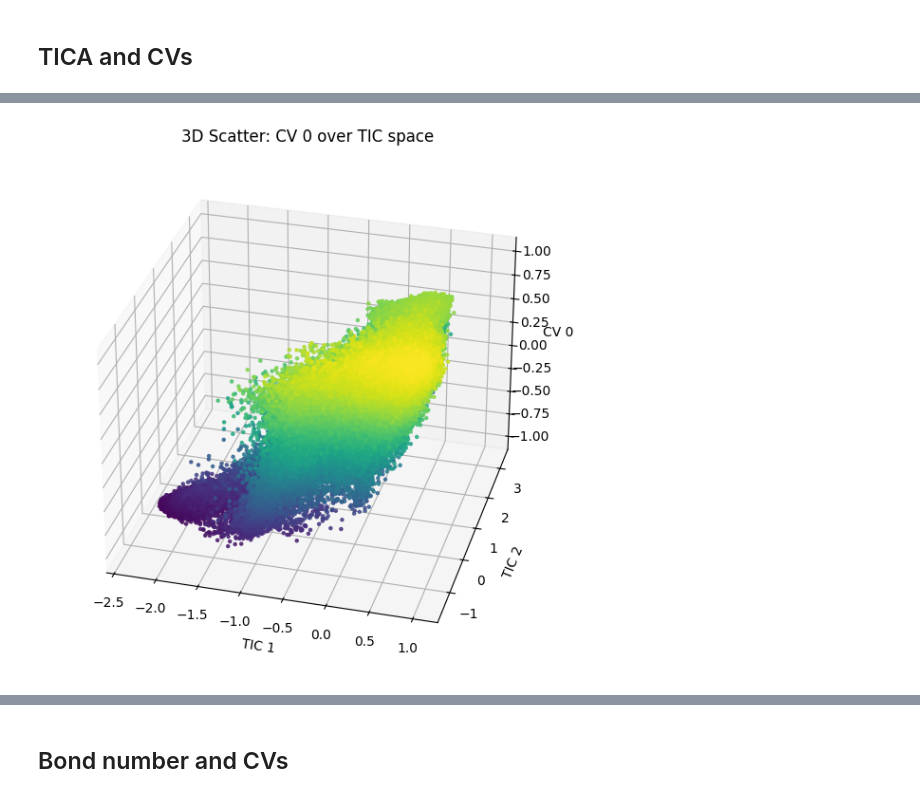
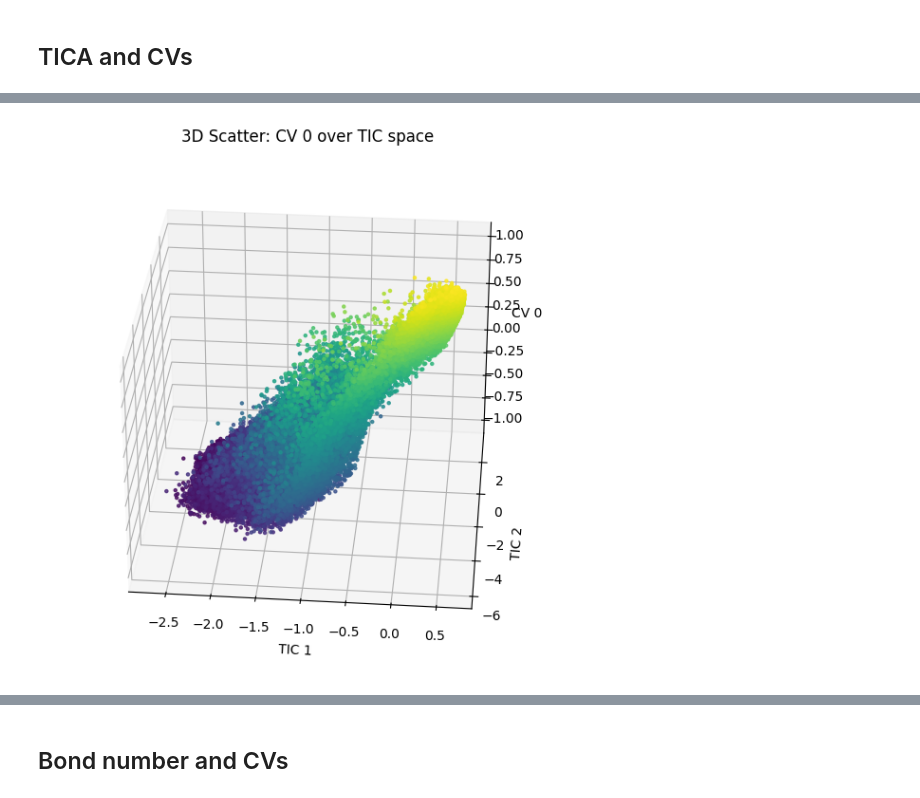
Before and after one commit to seonghyun26/bioemu, a Jupyter notebook: notebook/analysis-cv.ipynb, the cells around one changed output, grey strips where cells are left out. Drawn from its saved outputs; the diff is of its cells as text; code cells hidden in the pictures.

```diff
--- a/notebook/analysis-cv.ipynb
+++ b/notebook/analysis-cv.ipynb
@@ -8,29 +8,28 @@ import pickle
 import torch
 import lightning
 
+from itertools import combinations
 from mlcolvar.cvs import BaseCV
+from mlcolvar.core.transform import Transform
 from mlcolvar.core import FeedForward, Normalization
-from mlcolvar.core.transform import Statistics, Transform
-
-from matplotlib.colors import LogNorm
-from mpl_toolkits.mplot3d import Axes3D
-from tqdm import tqdm
-from itertools import combinations
 
 np.bool = np.bool_
 
-CUDA_DEVICE = 7
+CUDA_DEVICE = 0
 blue = (70 / 255, 110 / 255, 250 / 255)
 
 # INPUT_DIM = 45
 # MLCV_DIM = 1
+# TICA_SWITCH = True
 # dim_normalization = False
-# # date = "0811_162324"
-# date = "0811_162309"
+# date = "0811_162324"
+# date = "0812_125447" # 5k
+# date = "0816_171833" # 50k
 # molecule = "CLN025"
 
 MLCV_DIM = 1
 INPUT_DIM = 190
+TICA_SWITCH = False
 molecule = "2JOF"
 date = "0812_125552"
 dim_normalization = False
@@ -200,19 +182,18 @@ RecursiveScriptModule(
   )
 )
 # %%
-# Load position data
+# Load data
 pdb_path = f"/home/shpark/prj-mlcv/lib/DESRES/data/{molecule}/{molecule}_from_mae.pdb"
-
-pos_path = f"/home/shpark/prj-mlcv/lib/DESRES/dataset/{molecule}-all/pos.pt"
-cad_path = f"/home/shpark/prj-mlcv/lib/DESRES/dataset/{molecule}-all/cad.pt"
+pos_path = f"/home/shpark/prj-mlcv/lib/DESRES/DESRES-Trajectory_{molecule}-0-protein/{molecule}-0-pos.pt"
+cad_path = f"/home/shpark/prj-mlcv/lib/DESRES/DESRES-Trajectory_{molecule}-0-protein/{molecule}-0-cad.pt"
 pos_torch = torch.load(pos_path)
 cad_torch = torch.load(cad_path)
 print(f"Position shape: {pos_torch.shape}")
 print(f"CAD shape: {cad_torch.shape}")
 
 if molecule == "CLN025":
-	bond_path = f"/home/shpark/prj-mlcv/lib/DESRES/dataset/{molecule}-all/bond_num_distance_angle.pt"
-	label_path = f"/home/shpark/prj-mlcv/lib/DESRES/dataset/{molecule}-all/label_distance_angle.pt"
+	bond_path = f"/home/shpark/prj-mlcv/lib/DESRES/DESRES-Trajectory_{molecule}-0-protein/{molecule}-0-bond_num_distance.pt"
+	label_path = f"/home/shpark/prj-mlcv/lib/DESRES/DESRES-Trajectory_{molecule}-0-protein/{molecule}-0-label_distance.pt"
 	bond_torch = torch.load(bond_path)
 	label_torch = torch.load(label_path)
 	print(bond_torch.shape)
@@ -270,7 +258,7 @@ cv = -cv
 ## TICA and CVs
 # %%
 # 2D TICA coordinates
-tica_data = tica_wrapper.transform(cad_data, switch=False)
+tica_data = tica_wrapper.transform(cad_data)
 x = tica_data[:, 0]
 y = tica_data[:, 1]
 # %%
@@ -295,24 +283,24 @@ for cv_dim in range(MLCV_DIM):
 # %%
 # 3D scatter plot
 for cv_dim in range(MLCV_DIM):
 	z = cv[:, cv_dim]
 
 	fig = plt.figure(figsize=(8, 6))
 	ax = fig.add_subplot(111, projection='3d')
 
 	sc = ax.scatter(x, y, z, c=z, cmap='viridis', s=5, alpha=0.8)
 
 	ax.set_xlabel('TIC 1')
 	ax.set_ylabel('TIC 2')
 	ax.set_zlabel(f'CV {cv_dim}')
 	ax.set_title(f'3D Scatter: CV {cv_dim} over TIC space')
-	ax.view_init(azim=-75)
+	ax.view_init(azim=-85)
 	# fig.colorbar(sc, ax=ax, label='CV Value')
 
 	plt.tight_layout()
 	plt.show()
 # %% [output]
-[figure, old version]
+[figure, new version]
 # %%
 # Interactive 3D TICA plot
 
```
Also changed, not shown: parts of 30 cells of this notebook, 57 other files.
